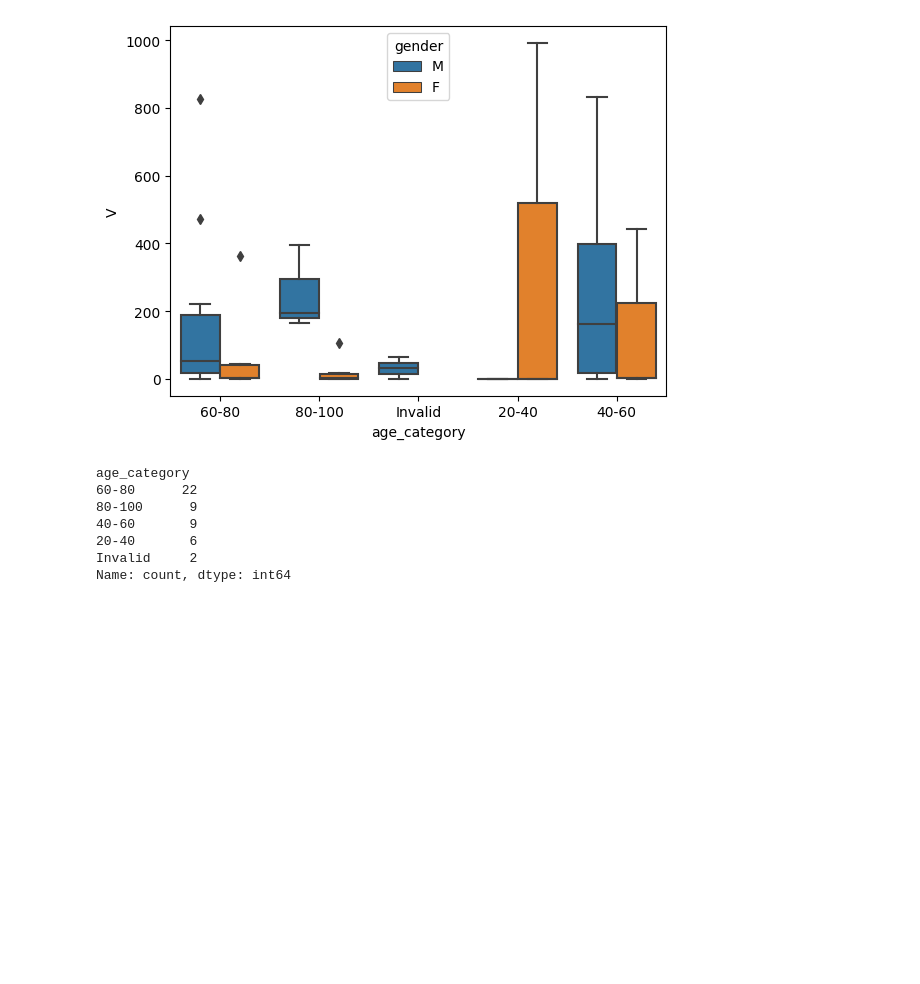
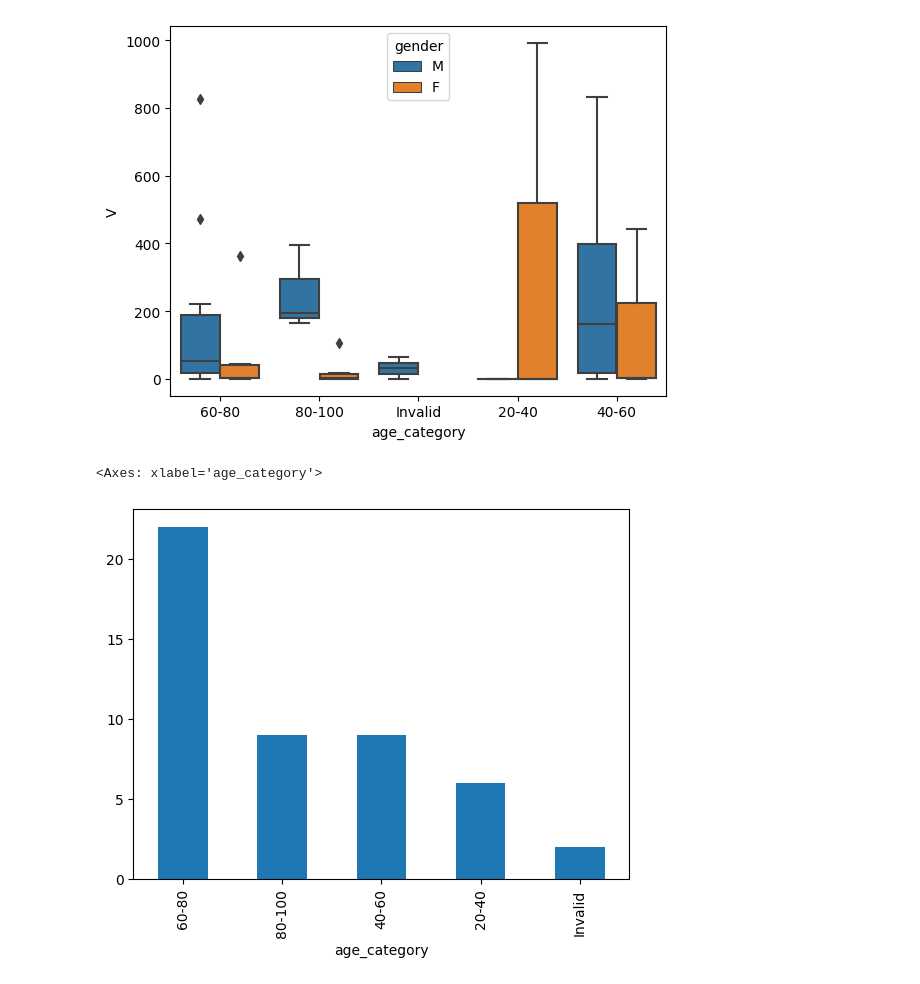
Before and after one commit to Alton1998/Arrhythmia-Detection, a Jupyter notebook: Arrhythmia Detection EDA.ipynb, the cells around one changed output. Saved outputs shown, nothing was run; the diff lists cells and outputs as text; code cells hidden in the pictures; blank space fills up the shorter version.

```diff
--- a/Arrhythmia Detection EDA.ipynb
+++ b/Arrhythmia Detection EDA.ipynb
@@ -142,10 +142,12 @@ patient_data_frame.set_index("id", inplace=True)
 # %%
 ages = []
 gender = []
+leads = []
 for record_id in patient_data["id"]:
     ecg_record = dr.load_record(record_id)
     ages.append(ecg_record.patient_age())
     gender.append(ecg_record.patient_gender())
+    leads.append(ecg_record.leads())
     record_annotation_count_tuple = count_annotations([ecg_record])
     for symbol, count in zip(
         record_annotation_count_tuple[0], record_annotation_count_tuple[1]
@@ -168,3 +160,7 @@ patient_data_frame[symbols].head()
+# %%
+lead_matrix = np.array(leads)
+patient_data_frame["First lead"] = lead_matrix[:,0]
+patient_data_frame["Second Lead"] = lead_matrix[:,1]
 # %%
 g = sns.FacetGrid(data=patient_data_frame, col="gender")
 g.map(sns.distplot, "age")
@@ -444,12 +440,7 @@ sns.boxplot(data=patient_data_frame, x="age_category", y="V", hue="gender")
 <Axes: xlabel='age_category', ylabel='V'>
 [figure]
 # %%
-patient_data_frame["age_category"].value_counts()
+patient_data_frame["age_category"].value_counts().plot(kind="bar")
 # %% [output]
-age_category
-60-80      22
-80-100      9
-40-60       9
-20-40       6
-Invalid     2
-Name: count, dtype: int64
+<Axes: xlabel='age_category'>
+[figure, added]
```
Also changed, not shown: parts of 29 cells of this notebook, 6 other files.
